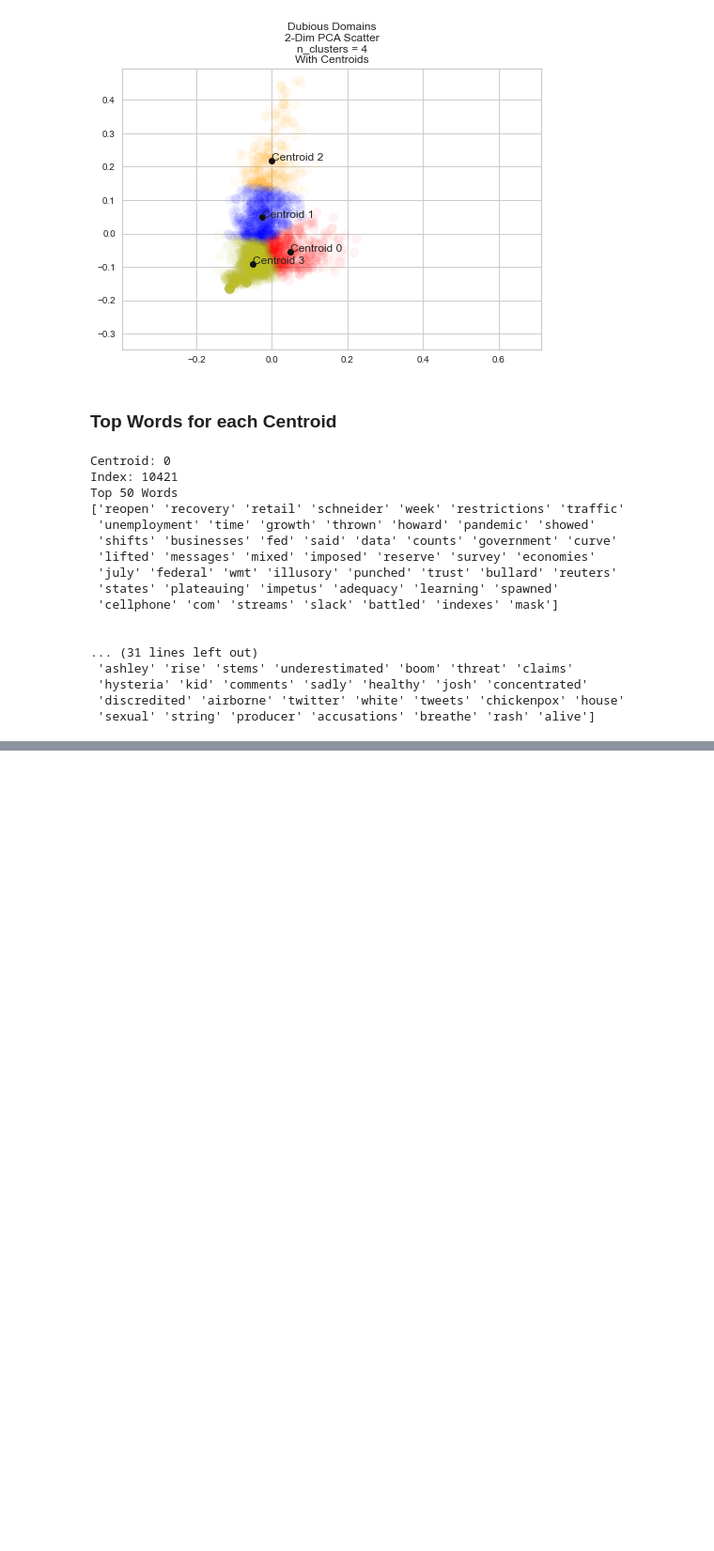
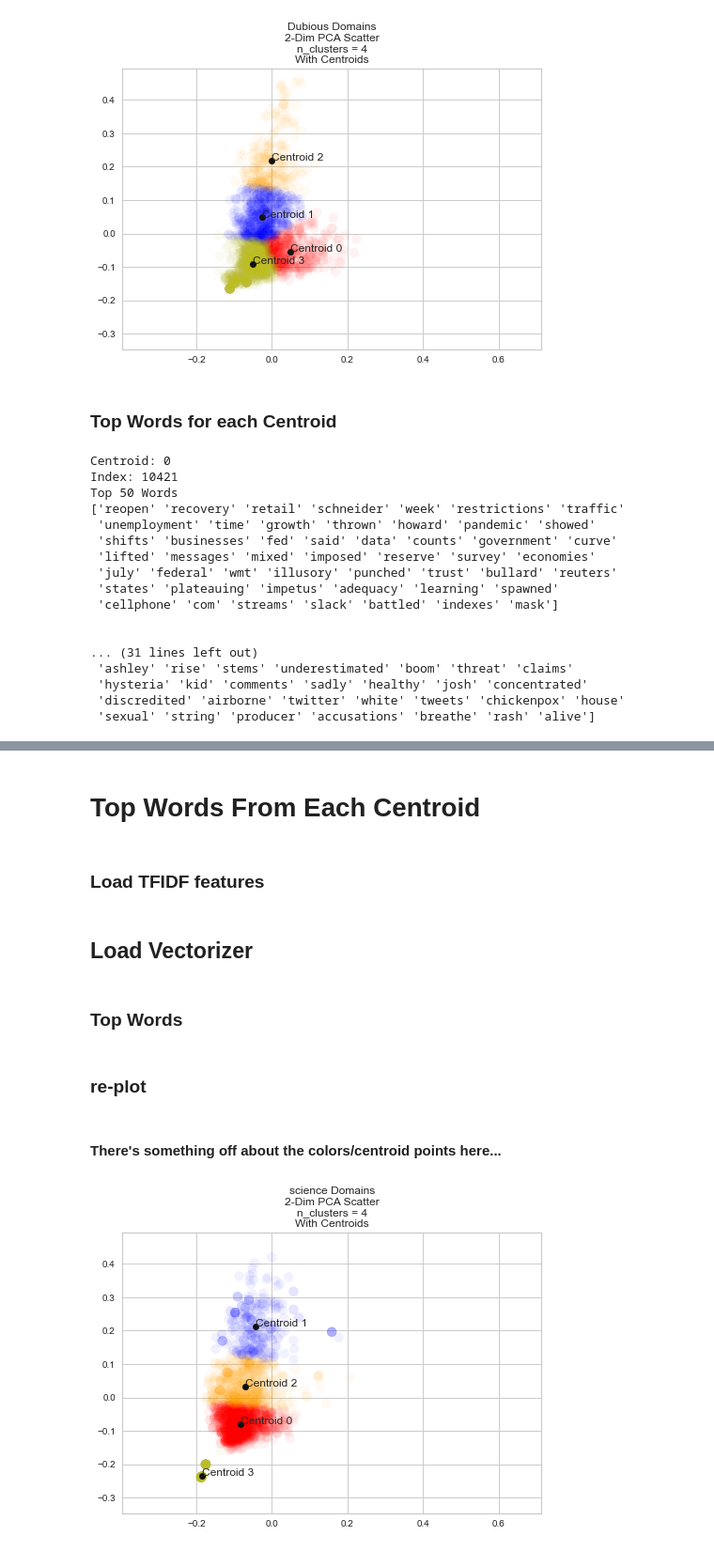
Before and after one commit to rskuzma/anti_vax_embeddings, a Jupyter notebook: src/Key_Words.ipynb, the cells around one changed output, grey strips where cells are left out. Shown: that part at 94% size. Saved outputs shown, nothing was run; the diff lists cells and outputs as text; code cells hidden in the pictures; blank space fills up the shorter version.

```diff
--- a/src/Key_Words.ipynb
+++ b/src/Key_Words.ipynb
@@ -475,0 +572,2 @@ Top 50 Words
+# %% [markdown]
+# Top Words From Each Centroid
@@ -475,0 +581,2 @@ Top 50 Words
+# %% [markdown]
+### Load TFIDF features
@@ -475,0 +590,2 @@ Top 50 Words
+# %% [markdown]
+## Load Vectorizer
@@ -475,0 +598,2 @@ Top 50 Words
+# %% [markdown]
+### Top Words
@@ -475,0 +611,22 @@ Top 50 Words
+# %% [markdown]
+### re-plot
+# %% [markdown]
+#### There's something off about the colors/centroid points here...
+# %%
+plt.xlim(-0.3968788239417127, 0.7135413537057191)
+plt.ylim(-0.3467389663374883, 0.4944272129838014)
+plt.scatter(science.iloc[:, 1], science.iloc[:, 2],
+                c = [clusters_color[str(i)] for i in preds],
+                alpha=.05,
+                s = 100
+               )
+for i, point in enumerate(pseudo_centroid_points_science):
+    plt.plot(point[0], point[1], 'ko')
+    plt.annotate('Centroid {}'.format(i), point, )
+
+
+
+plt.title('science Domains\n2-Dim PCA Scatter\nn_clusters = 4\nWith Centroids')
+plt.show()
+# %% [output]
+[figure, added]
```
Also changed, not shown: parts of 19 cells of this notebook.
